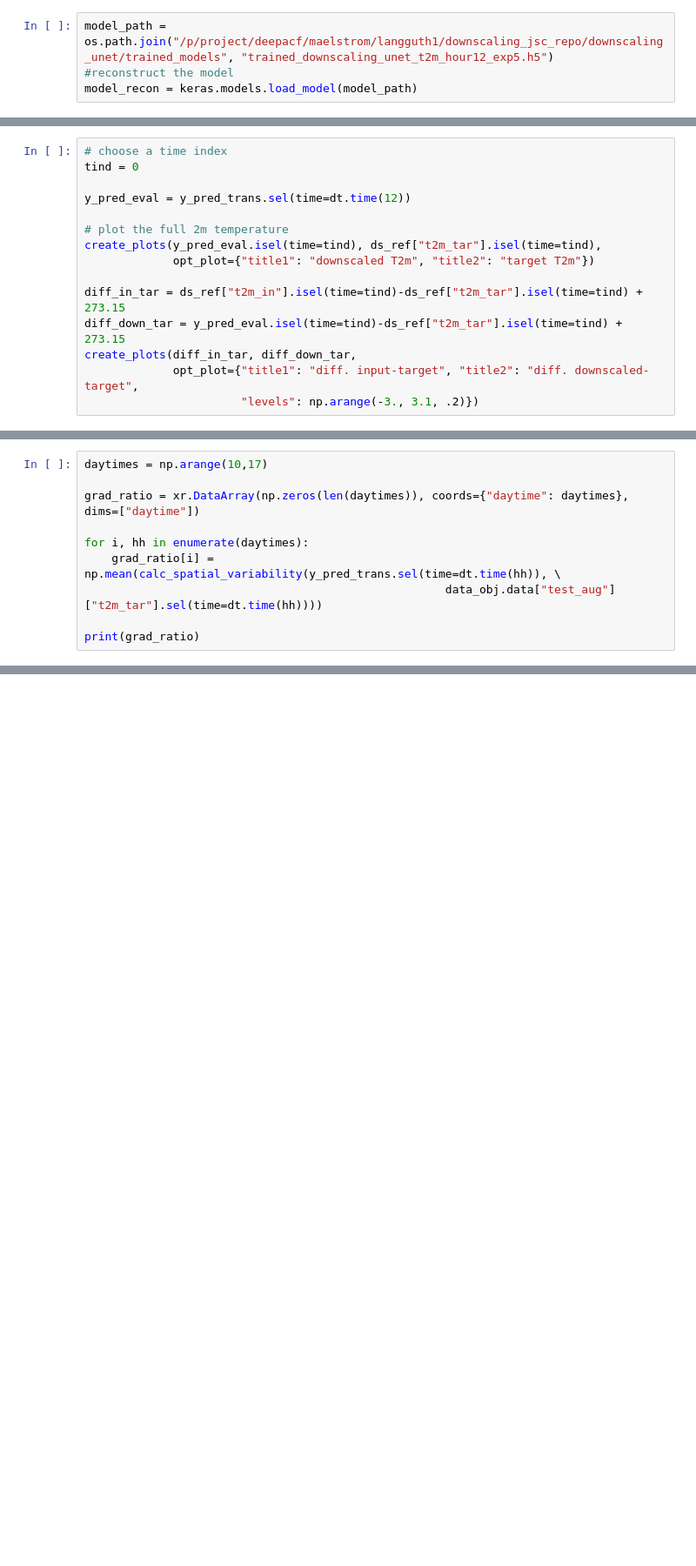
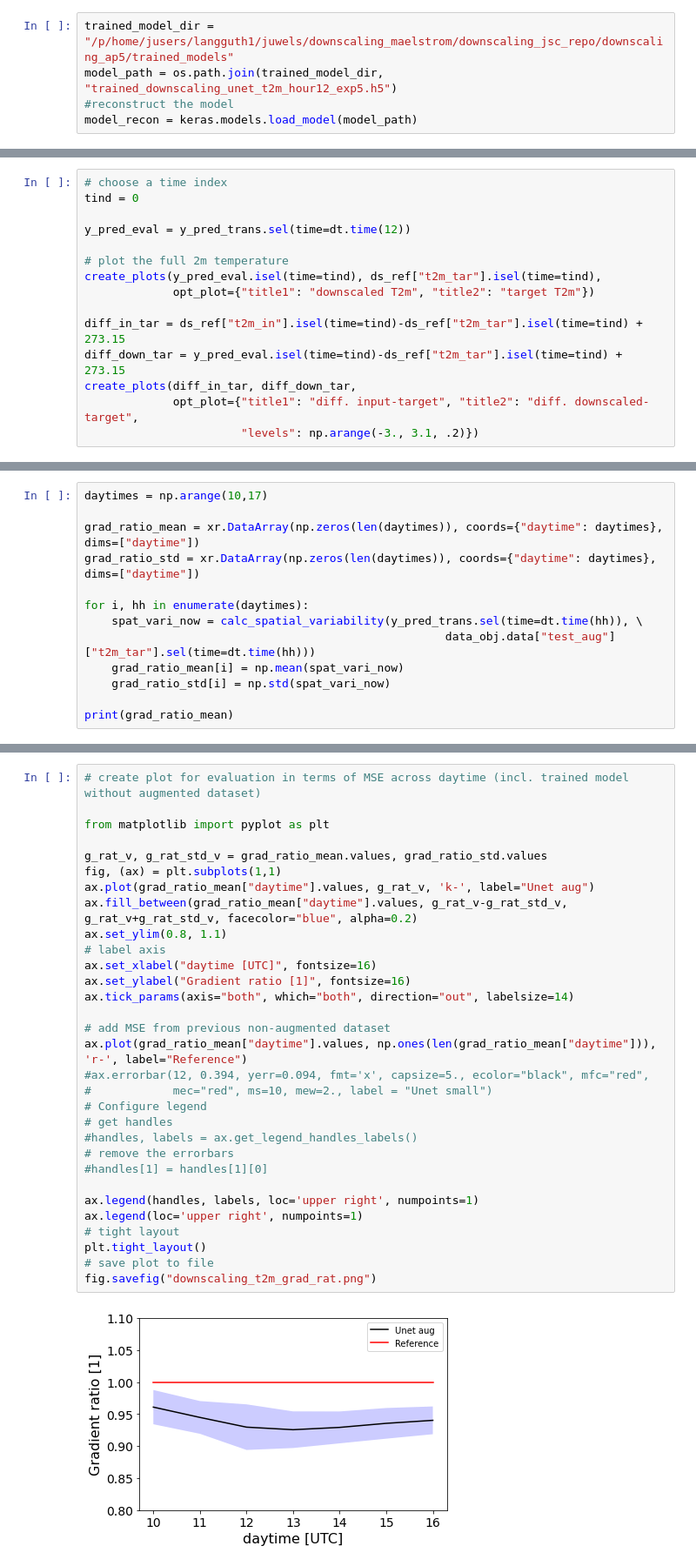
Before and after one commit to mlangguth89/downscaling_benchmark, a Jupyter notebook: downscaling_unet/postprocess/create_plots.ipynb, the cells around one changed output, grey strips where cells are left out. Shown at 87% size. Saved outputs shown, nothing was run; the diff lists cells and outputs as text; blank space fills up the shorter version.

Commit message:
Extended postprocessing with plottig of spatial variability.

```diff
--- a/downscaling_unet/postprocess/create_plots.ipynb
+++ b/downscaling_unet/postprocess/create_plots.ipynb
@@ -51,7 +53,8 @@ inte_data, tarte_data = data_obj.normalize("test_aug",  daytime=None, opt_norm=o
 %get_data: Start reading the data from '/p/project/deepacf/maelstrom/data/downscaling_unet/'...
 %get_data: Dataset was retrieved succesfully.
 # %%
-model_path = os.path.join("/p/project/deepacf/maelstrom/langguth1/downscaling_jsc_repo/downscaling_unet/trained_models", "trained_downscaling_unet_t2m_hour12_exp5.h5")
+trained_model_dir = "/p/home/jusers/langguth1/juwels/downscaling_maelstrom/downscaling_jsc_repo/downscaling_ap5/trained_models"
+model_path = os.path.join(trained_model_dir, "trained_downscaling_unet_t2m_hour12_exp5.h5")
 #reconstruct the model
 model_recon = keras.models.load_model(model_path)
 # %% [output]
@@ -351,12 +382,15 @@ def calc_geo_spatial_diff(scalar_field: xr.DataArray, order: int = 1, r_e: float
 # %%
 daytimes = np.arange(10,17)
 
-grad_ratio = xr.DataArray(np.zeros(len(daytimes)), coords={"daytime": daytimes}, dims=["daytime"])
+grad_ratio_mean = xr.DataArray(np.zeros(len(daytimes)), coords={"daytime": daytimes}, dims=["daytime"])
+grad_ratio_std = xr.DataArray(np.zeros(len(daytimes)), coords={"daytime": daytimes}, dims=["daytime"])
 
 for i, hh in enumerate(daytimes):
-    grad_ratio[i] = np.mean(calc_spatial_variability(y_pred_trans.sel(time=dt.time(hh)), \
-                                                     data_obj.data["test_aug"]["t2m_tar"].sel(time=dt.time(hh))))
+    spat_vari_now = calc_spatial_variability(y_pred_trans.sel(time=dt.time(hh)), \
+                                                     data_obj.data["test_aug"]["t2m_tar"].sel(time=dt.time(hh)))
+    grad_ratio_mean[i] = np.mean(spat_vari_now)
+    grad_ratio_std[i] = np.std(spat_vari_now)
 
-print(grad_ratio)
+print(grad_ratio_mean)
 # %% [output]
 <xarray.DataArray (daytime: 7)>
@@ -365,2 +399,35 @@ array([0.96083694, 0.94474697, 0.92956098, 0.92557338, 0.92917799,
 Coordinates:
   * daytime  (daytime) int64 10 11 12 13 14 15 16
+# %%
+# create plot for evaluation in terms of MSE across daytime (incl. trained model without augmented dataset)
+
+from matplotlib import pyplot as plt
+
+g_rat_v, g_rat_std_v = grad_ratio_mean.values, grad_ratio_std.values
+fig, (ax) = plt.subplots(1,1)
+ax.plot(grad_ratio_mean["daytime"].values, g_rat_v, 'k-', label="Unet aug")
+ax.fill_between(grad_ratio_mean["daytime"].values, g_rat_v-g_rat_std_v, g_rat_v+g_rat_std_v, facecolor="blue", alpha=0.2)
+ax.set_ylim(0.8, 1.1)
+# label axis
+ax.set_xlabel("daytime [UTC]", fontsize=16)
+ax.set_ylabel("Gradient ratio [1]", fontsize=16)
+ax.tick_params(axis="both", which="both", direction="out", labelsize=14)
+
+# add MSE from previous non-augmented dataset
+ax.plot(grad_ratio_mean["daytime"].values, np.ones(len(grad_ratio_mean["daytime"])), 'r-', label="Reference")
+#ax.errorbar(12, 0.394, yerr=0.094, fmt='x', capsize=5., ecolor="black", mfc="red",
+#            mec="red", ms=10, mew=2., label = "Unet small")
+# Configure legend
+# get handles
+#handles, labels = ax.get_legend_handles_labels()
+# remove the errorbars
+#handles[1] = handles[1][0]
+
+ax.legend(handles, labels, loc='upper right', numpoints=1)
+ax.legend(loc='upper right', numpoints=1)
+# tight layout
+plt.tight_layout()
+# save plot to file
+fig.savefig("downscaling_t2m_grad_rat.png")
+# %% [output]
+[figure, added]
```
Also changed, not shown: parts of 8 cells of this notebook.
